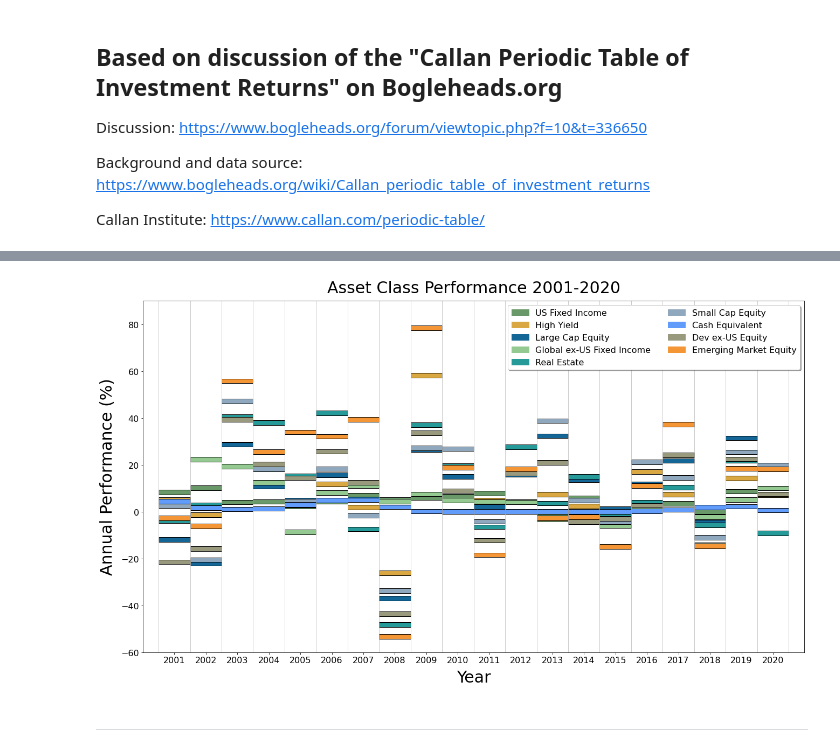
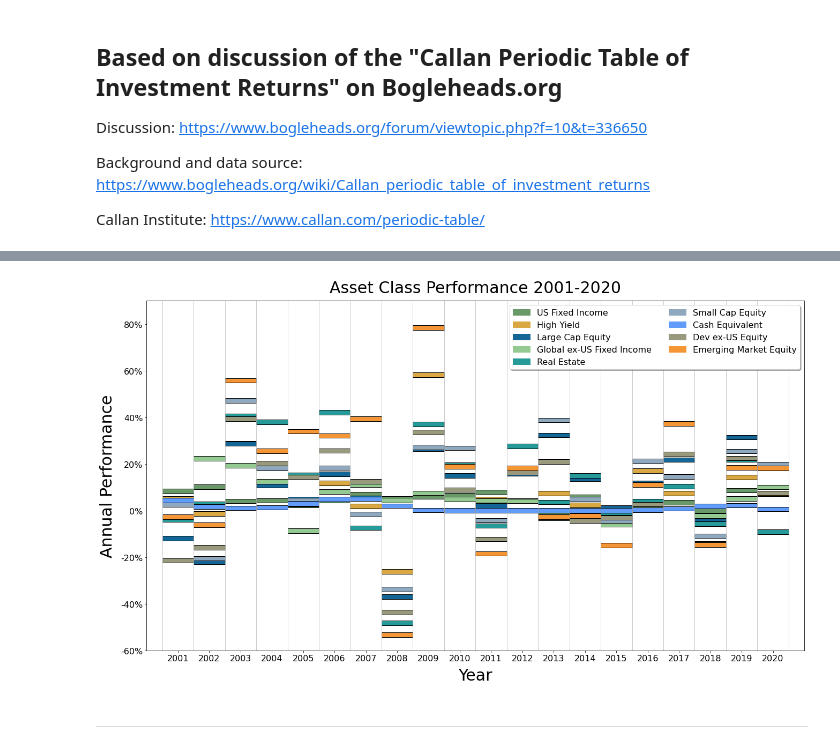
Before and after one commit to jsprag/Callan-Chart, a Jupyter notebook: Callan_Chart.ipynb, the cells around one changed output, grey strips where cells are left out. Cells and saved outputs as stored; diff of their text form; code cells hidden in the pictures.

```diff
--- a/Callan_Chart.ipynb
+++ b/Callan_Chart.ipynb
@@ -93,35 +93,36 @@ height = 2
 edgecolor = 'black'
 
 # iterate through table values and call function to draw rectangles
 for i in df.index:
     for c in df.columns:
         val = df[c].loc[i]
         draw_box(i, val, height, colors[c], edgecolor, alpha)
 
 # create legend entries
 legend = []
 for c in df.columns:
     legend.append(mpatches.Patch(color=colors[c], label=c))
 
 # draw legend
 plt.legend(handles=legend, ncol=2, loc=1, framealpha=1, shadow=0.5, fontsize=16)
 
 # set axis ticks
 ax.set_xticks(df.index)
 plt.xticks(fontsize=16)
 plt.yticks(fontsize=16)
+plt.gca().yaxis.set_major_formatter(plt.matplotlib.ticker.StrMethodFormatter('{x:,.0f}%'))
 
 # label axes and title
 ax.set_xlabel('Year', fontsize=30, labelpad=10)
-ax.set_ylabel('Annual Performance (%)', fontsize=30, labelpad=10)
+ax.set_ylabel('Annual Performance', fontsize=30, labelpad=10)
 ax.set_title('Asset Class Performance 2001-2020', fontsize=30, pad=15)
 
 # display plot
 plt.show()
 
 ax.figure.savefig("callan_chart.png")
 # %% [output]
-[figure, old version]
+[figure, new version]
 # %% [markdown]
 ***
 # %% [markdown]
```
Also changed, not shown: parts of 6 cells of this notebook, 1 other file.
